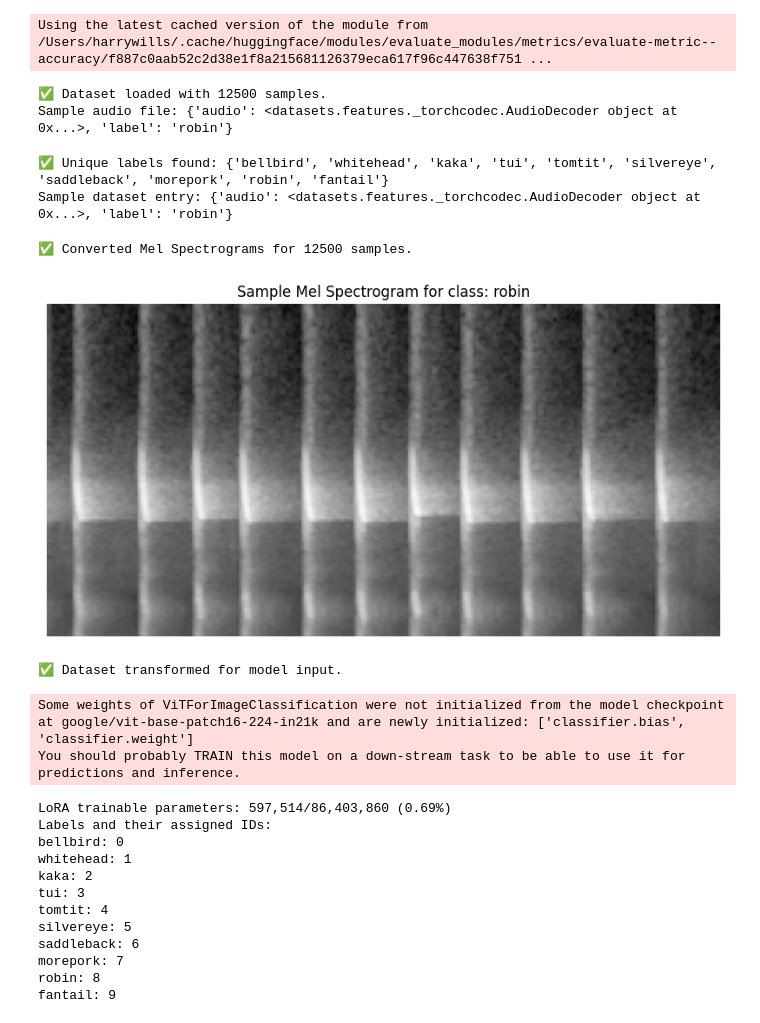
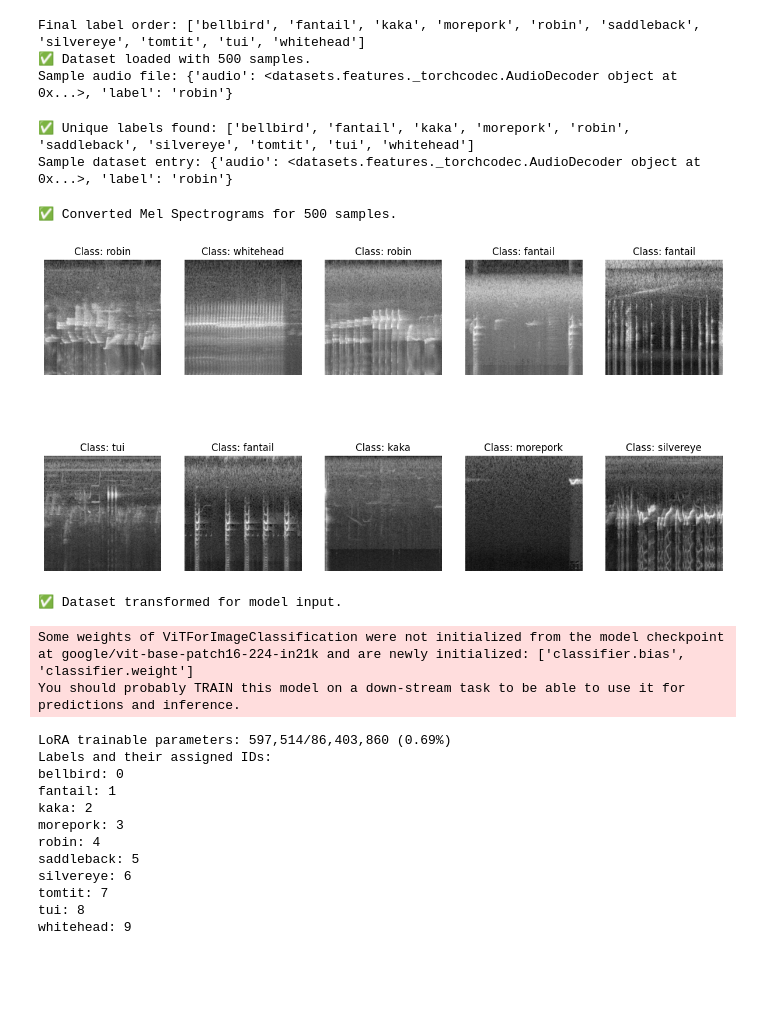
Before and after one commit to harrywillss/ManuAI, a Jupyter notebook: lora-finetune.ipynb, the cells around one changed output. Drawn from its saved outputs; the diff is of its cells as text; code cells hidden in the pictures; blank space fills up the shorter version.

```diff
--- a/lora-finetune.ipynb
+++ b/lora-finetune.ipynb
@@ -22,9 +23,9 @@ model_name = "google/vit-base-patch16-224-in21k"
 processor = ViTImageProcessor.from_pretrained(model_name)
 epochs = 30
 training_args = {
-    "output_dir": "./vit-base-manuai",
+    "output_dir": "./vit-base-manuai-peft",  # save PEFT checkpoints here (separate from merged model)
     "remove_unused_columns": False,
-    "learning_rate": 5e-4,  # Harsh Learning rate for fine-tuning
+    "learning_rate": 5e-4,  # Learning rate for fine-tuning
     "lr_scheduler_type": "cosine",  # Learning rate scheduler type
     "warmup_ratio": 0.1,  # Warmup ratio for learning rate scheduler
     "per_device_train_batch_size": 8,  # Batch size per device during training
@@ -45,8 +46,6 @@ training_args = {
 n_proc = 1  # Number of processes for parallel processing
 metric = load("accuracy")
 training_size = int(input("Enter the amount of spectrograms per class to train on (0 for all, default 100): ") or 100)
-# %% [output]
-Using the latest cached version of the module from /Users/harrywills/.cache/huggingface/modules/evaluate_modules/metrics/evaluate-metric--accuracy/f887c0aab52c2d38e1f8a215681126379eca617f96c447638f751 ...
 # %%
 """
 Load the dataset from the specified path and convert audio data into Mel Spectrograms.
@@ -99,7 +98,7 @@ def augment_audio(sample, force_augment=False):
     return sample
 
 segments_path = "./segments"
-output_dir = "./vit-base-manuai"
+merged_output_dir = "./vit-base-manuai"
 
 labels = set()
 
@@ -117,6 +116,9 @@ for root, dirs, files in os.walk(segments_path):
                     label_to_files[english_name] = []
                 label_to_files[english_name].append(path)
 
+labels = sorted(list(labels))  # deterministic ordering
+print("Final label order:", labels)
+
 # Create dataset with up to training_size files per class
 data = []
 for label, files in label_to_files.items():
@@ -125,7 +127,7 @@ for label, files in label_to_files.items():
     # If not enough files, augment audio
     if len(selected_files) < training_size:
         augmented_samples = []
-        while len(selected_files) + len(augmented_samples) < training_size:
+        while len(selected_files) + len(augmented_samples) < training_size and len(selected_files) > 0:
             file = random.choice(selected_files)
             sample = {"audio": {"path": file}, "label": label}
             augmented_samples.append(augment_audio(sample, force_augment=True))
@@ -150,7 +152,8 @@ if "audio" not in dataset.column_names:
 print(f"✅ Dataset loaded with {len(dataset)} samples.")
 print(f"Sample audio file: {dataset[0]}")
 # %% [output]
-✅ Dataset loaded with 12500 samples.
+Final label order: ['bellbird', 'fantail', 'kaka', 'morepork', 'robin', 'saddleback', 'silvereye', 'tomtit', 'tui', 'whitehead']
+✅ Dataset loaded with 500 samples.
 Sample audio file: {'audio': <datasets.features._torchcodec.AudioDecoder object at 0x...>, 'label': 'robin'}
 # %%
 def convert_to_mel_spectrogram(sample):
@@ -174,11 +177,11 @@ def convert_to_mel_spectrogram(sample):
     # Create mel spectrogram transform
     mel_spectrogram_transform = T.MelSpectrogram(
         sample_rate=sample_rate,
-        n_fft=2048, # FFT size for STFT
+        n_fft=4096, # FFT size for STFT
         hop_length=512, # Hop length for the STFT (default is n_fft // 4)
         win_length=2048, # Window length for the STFT (default is n_fft)
-        n_mels=128, # Number of Mel bands
-        f_min=50, # Minimum frequency for Mel filterbank
+        n_mels=256, # Number of Mel bands
+        f_min=30, # Minimum frequency for Mel filterbank
         f_max=sample_rate // 2
     )
 
@@ -229,41 +232,43 @@ def transform(sample):
     label_to_id = {c: i for i, c in enumerate(labels)}
     inputs["label"] = [label_to_id[label] for label in sample["label"]]
     return inputs
 
 print(f"✅ Unique labels found: {labels}")
 # print contents of sample
 print(f"Sample dataset entry: {dataset[0]}")
 
 # Convert audio data into Mel Spectrograms
 dataset = dataset.map(
     convert_to_mel_spectrogram,
     remove_columns=["audio"],
     desc="Converting audio to Mel Spectrograms",
     num_proc=n_proc,  # Use multiple processes for faster processing
 )
 # Check if Mel Spectrograms are created correctly
 if "image" not in dataset.column_names:
     print("🚨 Mel Spectrograms were not created correctly. Check the conversion logic.")
 print(f"✅ Converted Mel Spectrograms for {len(dataset)} samples.")
 
-# Show some sample images
+# Show 10 sample images
 if len(dataset) > 0:
-    plt.figure(figsize=(10, 5))
-    plt.imshow(dataset[0]["image"], cmap="gray")
-    plt.title(f"Sample Mel Spectrogram for class: {dataset[0]['label']}")
-    plt.axis("off")
+    plt.figure(figsize=(15, 8))
+    for i in range(10):
+        plt.subplot(2, 5, i + 1)
+        plt.imshow(dataset[i]["image"], cmap="gray")
+        plt.title(f"Class: {dataset[i]['label']}")
+        plt.axis("off")
     plt.show()
 else:
     print("🚨 Dataset is empty after transformation. Check the dataset processing steps.")
 
 # Transform the dataset for the model
 dataset = dataset.with_transform(transform)
 print("✅ Dataset transformed for model input.")
 # %% [output]
-✅ Unique labels found: {'bellbird', 'whitehead', 'kaka', 'tui', 'tomtit', 'silvereye', 'saddleback', 'morepork', 'robin', 'fantail'}
+✅ Unique labels found: ['bellbird', 'fantail', 'kaka', 'morepork', 'robin', 'saddleback', 'silvereye', 'tomtit', 'tui', 'whitehead']
 Sample dataset entry: {'audio': <datasets.features._torchcodec.AudioDecoder object at 0x...>, 'label': 'robin'}
-✅ Converted Mel Spectrograms for 12500 samples.
+✅ Converted Mel Spectrograms for 500 samples.
-[figure, old version]
+[figure, new version]
 ✅ Dataset transformed for model input.
 # %%
 # Training the model
@@ -350,15 +355,15 @@ print_label_and_id()
 LoRA trainable parameters: 597,514/86,403,860 (0.69%)
 Labels and their assigned IDs:
 bellbird: 0
-whitehead: 1
+fantail: 1
 kaka: 2
-tui: 3
-tomtit: 4
-silvereye: 5
-saddleback: 6
-morepork: 7
-robin: 8
-fantail: 9
+morepork: 3
+robin: 4
+saddleback: 5
+silvereye: 6
+tomtit: 7
+tui: 8
+whitehead: 9
 # %%
 train_results = trainer.train()
 trainer.save_model()
```
Also changed, not shown: parts of 8 cells of this notebook, 3 other files.
